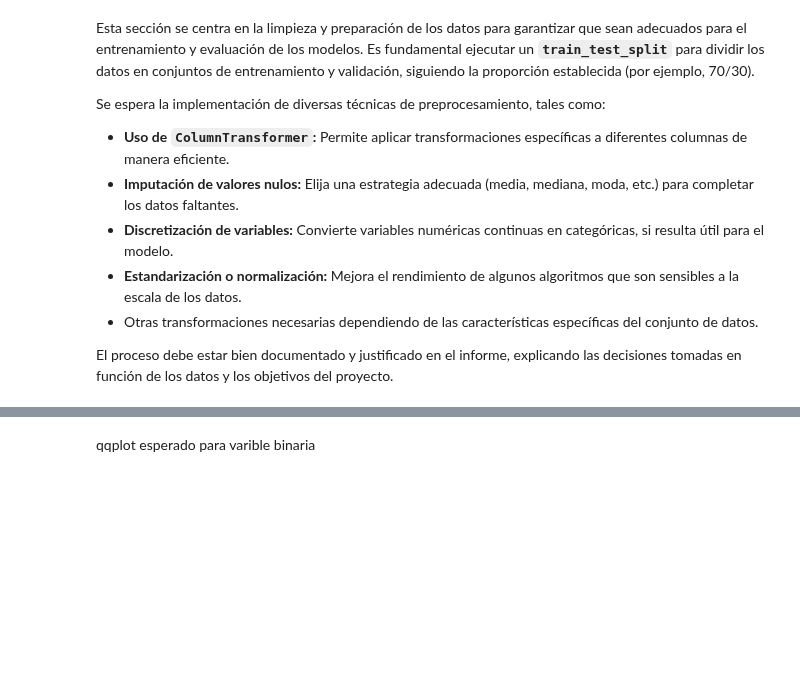
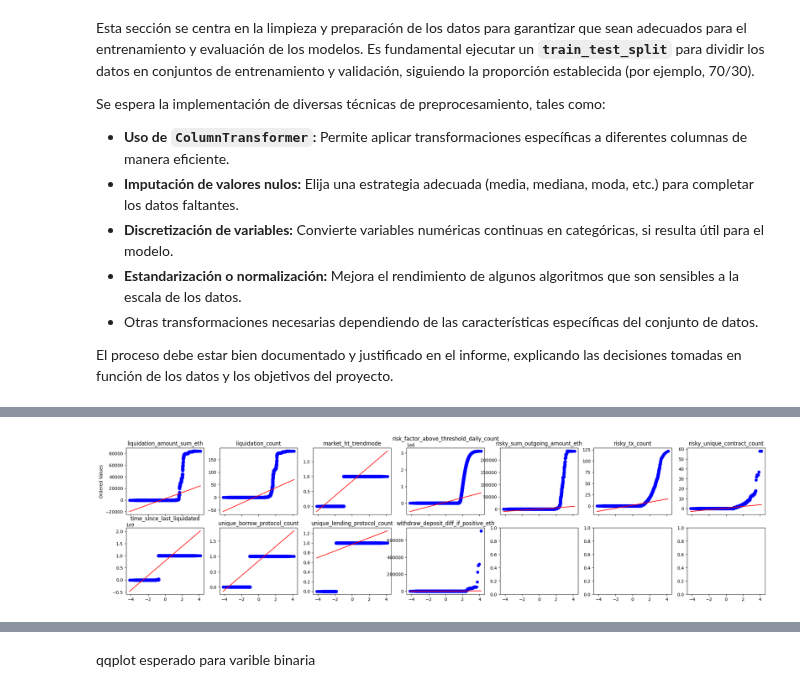
Before and after one commit to carinunez/Labs_MDS, a Jupyter notebook: proyecto_lab/project.ipynb, the cells around one changed output, grey strips where cells are left out. Saved outputs shown, nothing was run; the diff lists cells and outputs as text; code cells hidden in the pictures; blank space fills up the shorter version.

```diff
--- a/proyecto_lab/project.ipynb
+++ b/proyecto_lab/project.ipynb
@@ -137,7 +170,3 @@ borrow_per_cli = borrow_per_cli.reset_index()
-# %%
-X_t0 = X_t0.merge(borrow_per_cli, on='wallet_address')
-X_t0 = X_t0[sorted(X_t0.columns)]
-X_t0.head()
 # %%
 # Busca las variables binarias a partir del número de valores distintos que tenga
 from feature_engine.selection import DropConstantFeatures
@@ -152,13 +181,8 @@ for col in X_t0[numeric_var]:
     is_weird = False
     if min_prop > threshold and not is_binary :
         weird['min_prop'].append(col)
-        is_weird = True
     if max_prop > threshold and not is_binary :
         weird['max_prop'].append(col)
-        is_weird = True
     if is_binary:
         weird['binary'].append(col)
-        is_weird = True
-    if not is_weird:
-        weird['not'].append(col)
     print(f"{col}:\n # valores distintos: {diff_values}\n Proporción de valor mínimo: {min_prop}\n Proporción de valor máximo: {max_prop};\n\n")
@@ -301,12 +436,12 @@ pipe2.named_steps['corr_variables'].features_to_drop_
 # %%
-
 def plot_qqplot(df, columns, num_cols=7, dist='norm'):
     columns = columns if not isinstance(columns, str) else [columns]
     num_rows = int(len(columns)/num_cols)+min(1, len(columns)%num_cols)
     fig, axes = plt.subplots(num_rows, num_cols if num_rows != 1 else len(columns), sharex=True)
     axes = axes.reshape(-1) if isinstance(axes, type(np.array([]))) else [axes]
-    fig.set_figwidth(26 if num_rows > 1 else 3*len(columns))
-    fig.set_figheight(num_rows*3)
+    box_size = 2
+    fig.set_figwidth(26 if num_rows > 1 else box_size*len(columns))
+    fig.set_figheight(num_rows*box_size)
 
     for i, col in enumerate(columns):
         data, _ = stats.probplot(df[col], dist=dist, plot=axes[i])
@@ -322 +455,5 @@ def plot_qqplot(df, columns, num_cols=7, dist='norm'):
+# %%
+plot_qqplot(X_t0[X_t0.select_dtypes(include=['number']).columns], cuasiconstant)
+# %% [output]
+[figure, added]
 # %%
```
Also changed, not shown: parts of 44 cells of this notebook.
